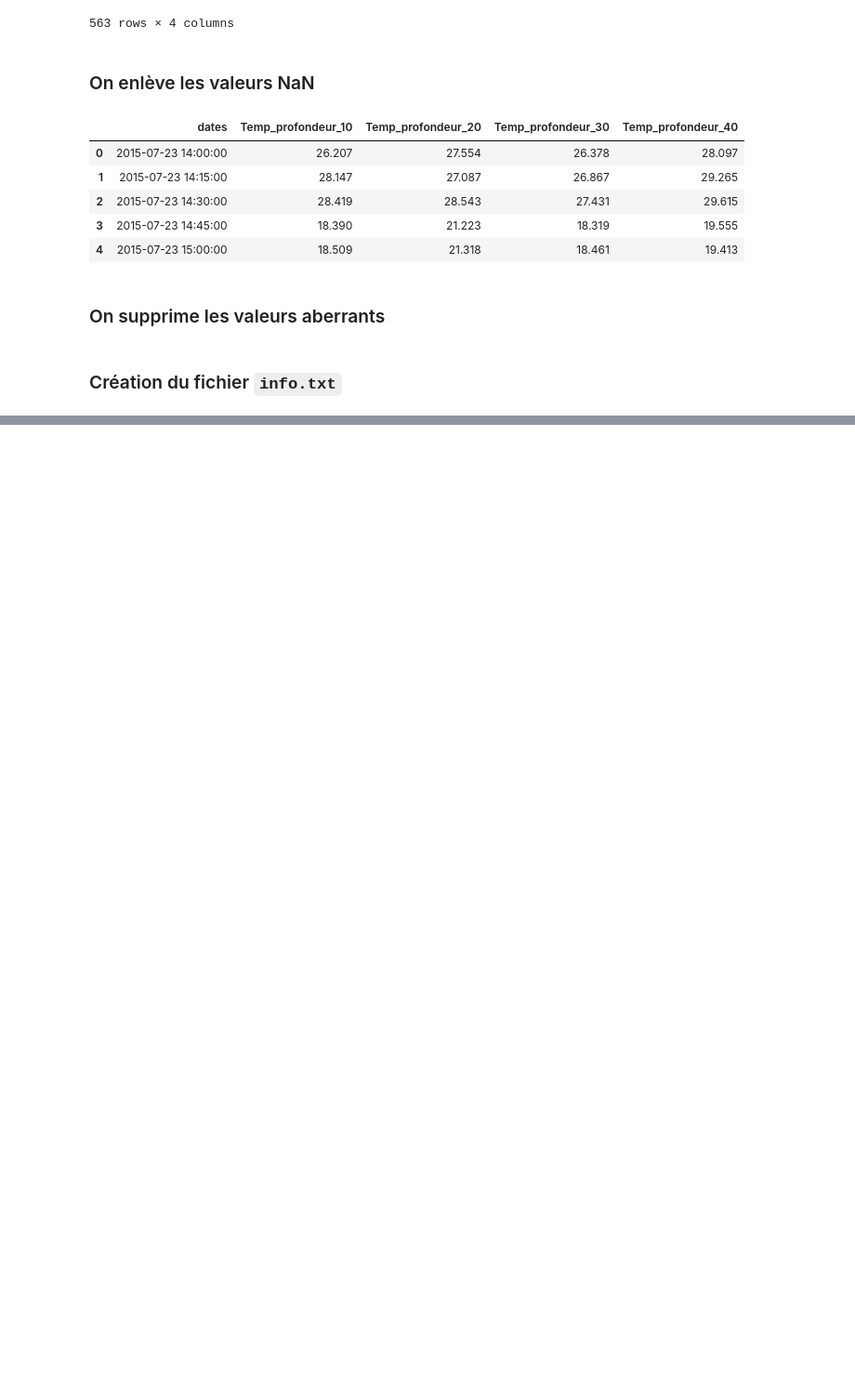
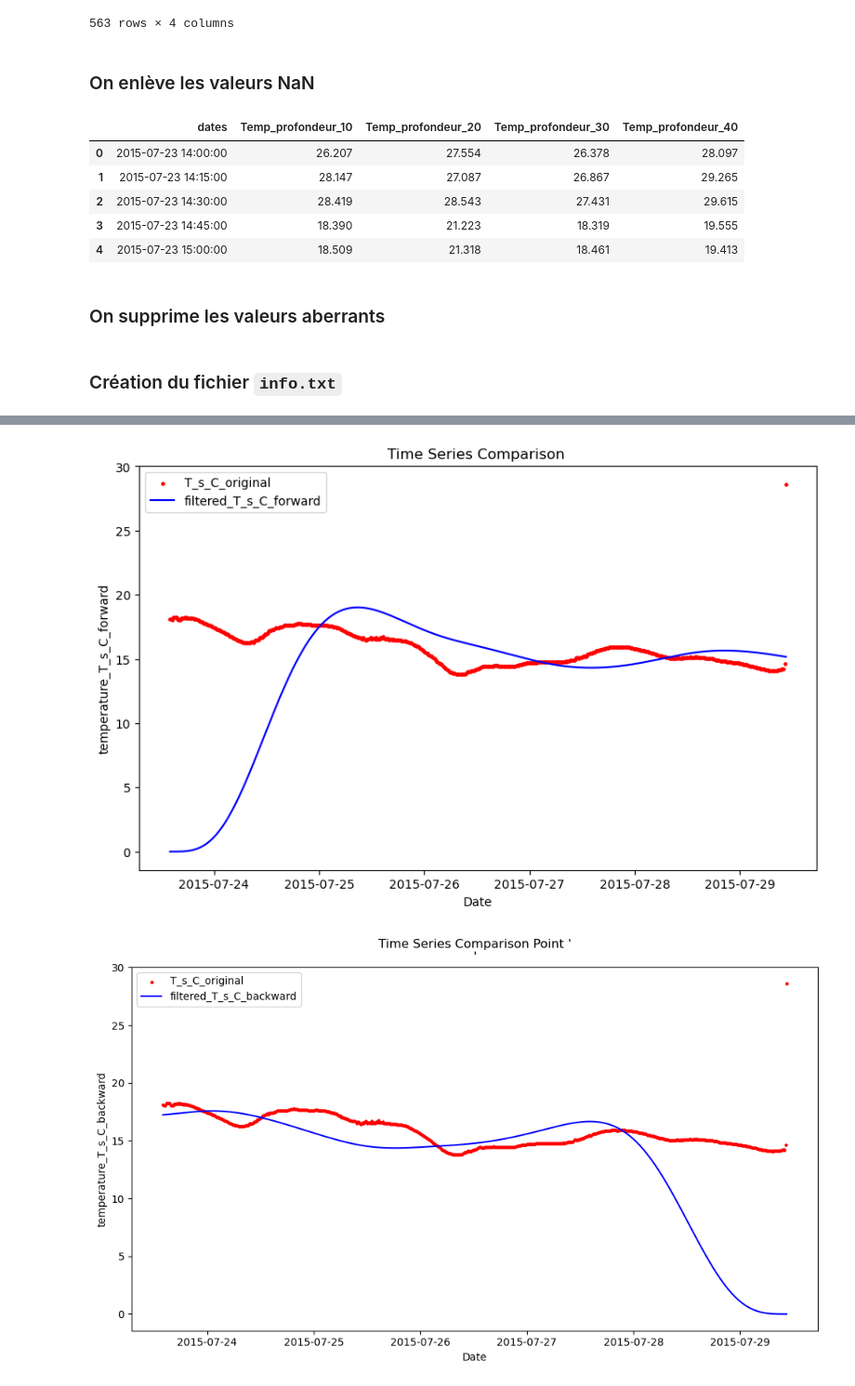
Before and after one commit to Lauredesorgues/MOLONARI_projet_3-, a Jupyter notebook: traitement_data_molonari_12-10_Francisco.ipynb, the cells around one changed output, grey strips where cells are left out. Shown at 93% size. Saved outputs shown, nothing was run; the diff lists cells and outputs as text; code cells hidden in the pictures; blank space fills up the shorter version.

```diff
--- a/traitement_data_molonari_12-10_Francisco.ipynb
+++ b/traitement_data_molonari_12-10_Francisco.ipynb
@@ -271,0 +286,33 @@ data[0]
+# %%
+# Butterworth two-way-filter method
+
+forward_filtered_signal = signal.lfilter(b, a, data_to_filter)
+
+reversed_signal = data_to_filter[::-1]
+backward_filtered_signal = signal.lfilter(b, a, reversed_signal)
+backward_filtered_signal = backward_filtered_signal[::-1]
+
+filtered_T_s_C_forward = pd.DataFrame({'filtered_temperature_stream': forward_filtered_signal, 'dates': T_s_C['dates']})
+filtered_T_s_C_backward = pd.DataFrame({'filtered_temperature_stream': backward_filtered_signal, 'dates': T_s_C['dates']})
+
+fig, ax = plt.subplots(figsize=(10, 6))
+ax.scatter(T_s_C["dates"], T_s_C["temperature_stream"], color="red", label="T_s_C_original", s=5)
+ax.plot(filtered_T_s_C_forward["dates"], filtered_T_s_C_forward["filtered_temperature_stream"], color="blue", label="filtered_T_s_C_forward")
+ax.set_xlabel("Date")
+ax.set_ylabel("temperature_T_s_C_forward")
+ax.set_title("Time Series Comparison " )
+ax.legend()
+
+fig, ax = plt.subplots(figsize=(10, 6))
+ax.scatter(T_s_C["dates"], T_s_C["temperature_stream"], color="red", label="T_s_C_original", s=5)
+ax.plot(filtered_T_s_C_backward["dates"], filtered_T_s_C_backward["filtered_temperature_stream"], color="blue", label="filtered_T_s_C_backward")
+ax.set_xlabel("Date")
+ax.set_ylabel("temperature_T_s_C_backward")
+ax.set_title("Time Series Comparison Point '\n'")
+ax.legend()
+
+plt.tight_layout()
+plt.show()
+# %% [output]
+[figure, added]
+[figure, added]
```
Also changed, not shown: parts of 9 cells of this notebook.
